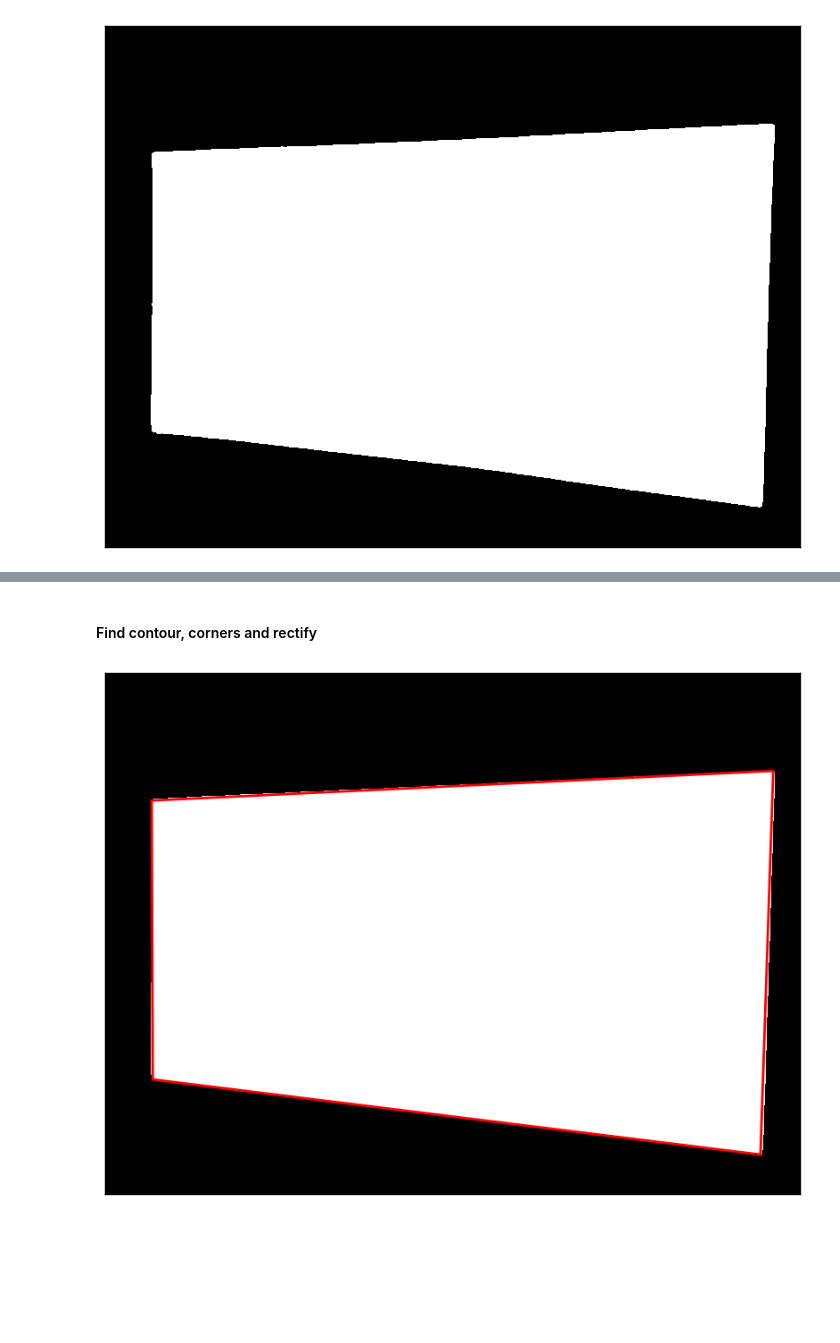
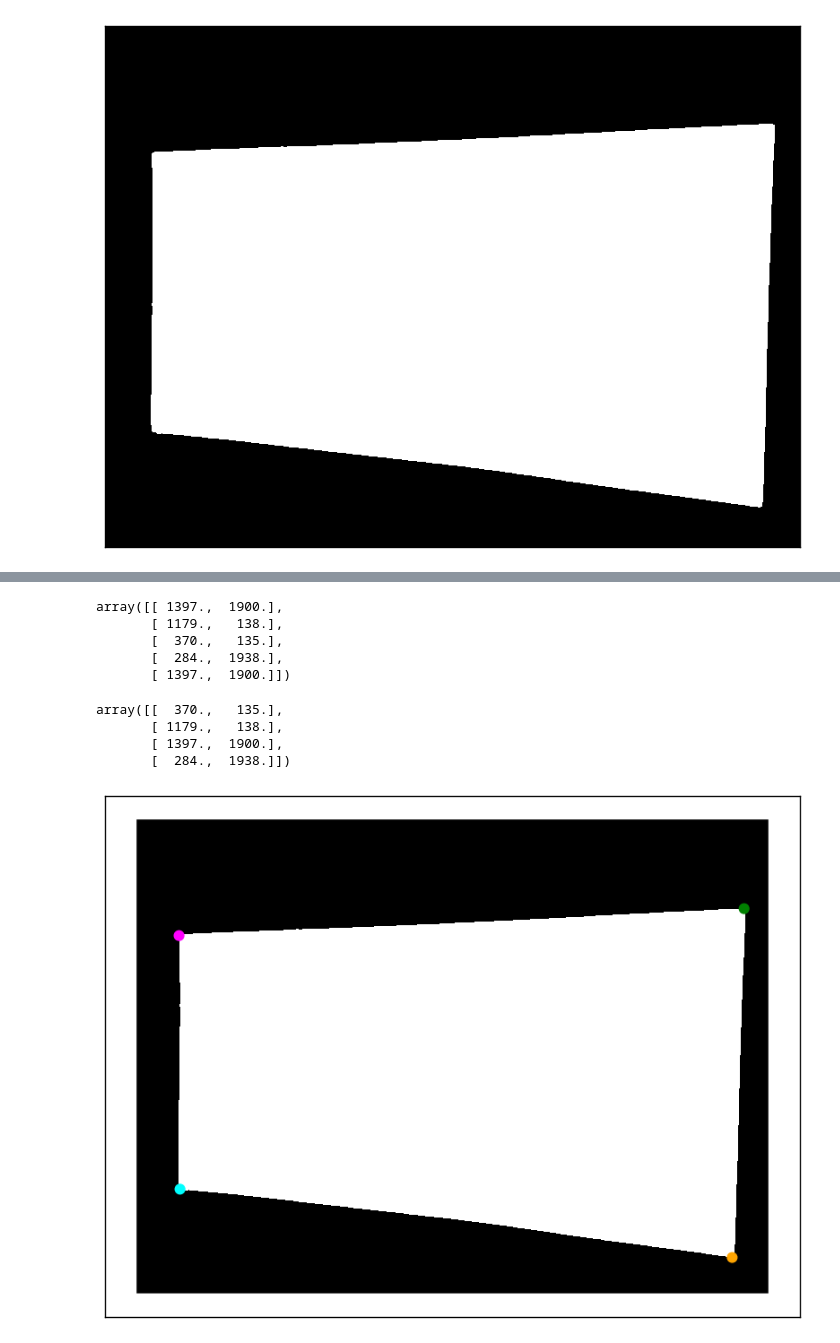
Before and after one commit to mycarta/rainbowbot, a Jupyter notebook: identify_isolate_rectify.ipynb, the cells around one changed output, grey strips where cells are left out. Cells and saved outputs as stored; diff of their text form; code cells hidden in the pictures; blank space fills up the shorter version.

```diff
--- a/identify_isolate_rectify.ipynb
+++ b/identify_isolate_rectify.ipynb
@@ -152,16 +152,49 @@ plt.show()
-# %% [markdown]
-#### Find contour, corners and rectify
+# %%
+contour = np.squeeze(find_contours(enhanced, 0))
+coords = approximate_polygon(contour, tolerance=25)
+coords
+# %% [output]
+array([[ 1397.,  1900.],
+       [ 1179.,   138.],
+       [  370.,   135.],
+       [  284.,  1938.],
+       [ 1397.,  1900.]])
+# %%
+# Function to sort corners in counterclockwise order from the centroid
+# adapted from: http://stackoverflow.com/a/31235064/1034648
+def ccwise(points):
+    x = points[:,0]
+    y = points[:,1]
+    cx = np.mean(x)
+    cy = np.mean(y)
+    a = np.arctan2(y - cy, x - cx)
+    order = a.ravel().argsort()
+    x = x[order]
+    y = y[order]
+    return np.vstack([x,y])
+# %%
+# sort the corners in counterclockwise order
+# except the last one (repeated first)
+sortedCoords = ccwise(coords[:-1]).T
+
+# if we wanted to re-add it, by th way, we would do this
+#sortedCoords =  np.concatenate([sortedCoords, sortedCoords[:1,:]], axis = 0)
+sortedCoords
+# %% [output]
+array([[  370.,   135.],
+       [ 1179.,   138.],
+       [ 1397.,  1900.],
+       [  284.,  1938.]])
 # %%
-# plot
+# just making sure points are indeed counterclockwise (TL, BL, BR, TR)
+
 fig = plt.figure(figsize=(10,10))
 ax = fig.add_subplot(111)
-plt.imshow(cnv, cmap='gray', interpolation = 'none')
+plt.imshow(enhanced, cmap='gray', interpolation = 'none')
 ax.xaxis.set_ticks([])
 ax.yaxis.set_ticks([])
 
-for contour in find_contours(cnv, 0):
-    coords = approximate_polygon(contour, tolerance=15)
-    ax.plot(coords[:, 1], coords[:, 0], '-r', linewidth=2)
+ax.scatter(sortedCoords[:, 1], sortedCoords[:, 0], s=60, color=['magenta', 'cyan', 'orange', 'green'])
 plt.show()
 # %% [output]
-[figure, old version]
+[figure, new version]
```
Also changed, not shown: parts of 19 cells of this notebook.
